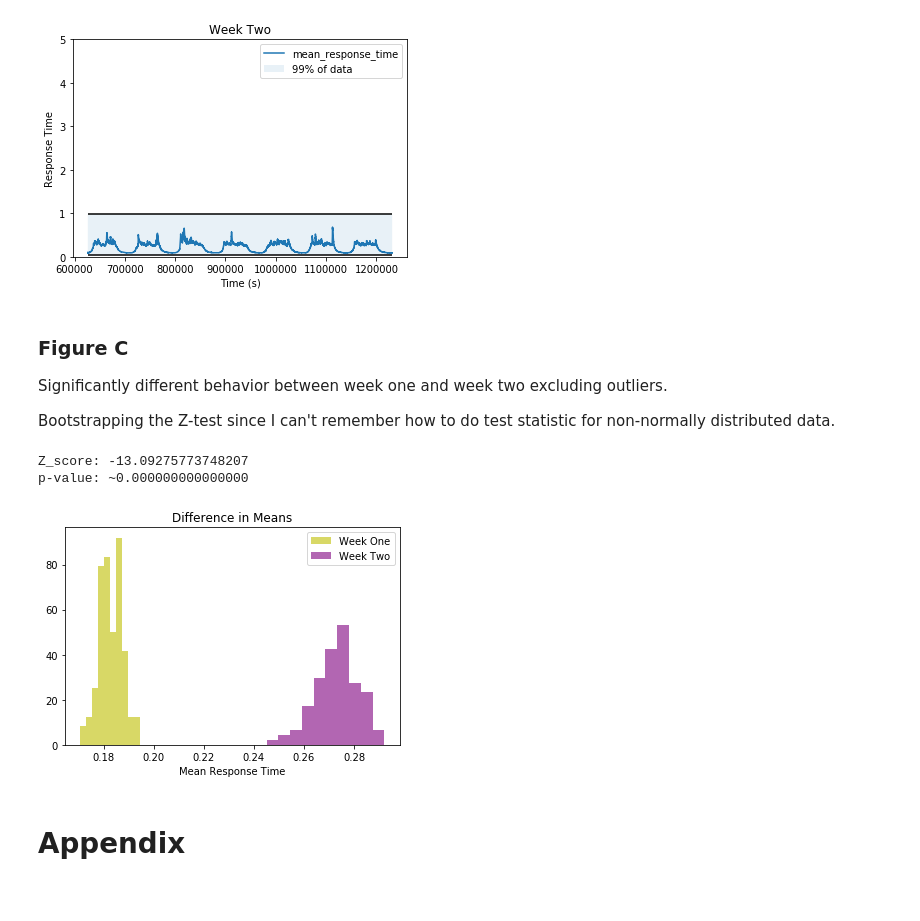
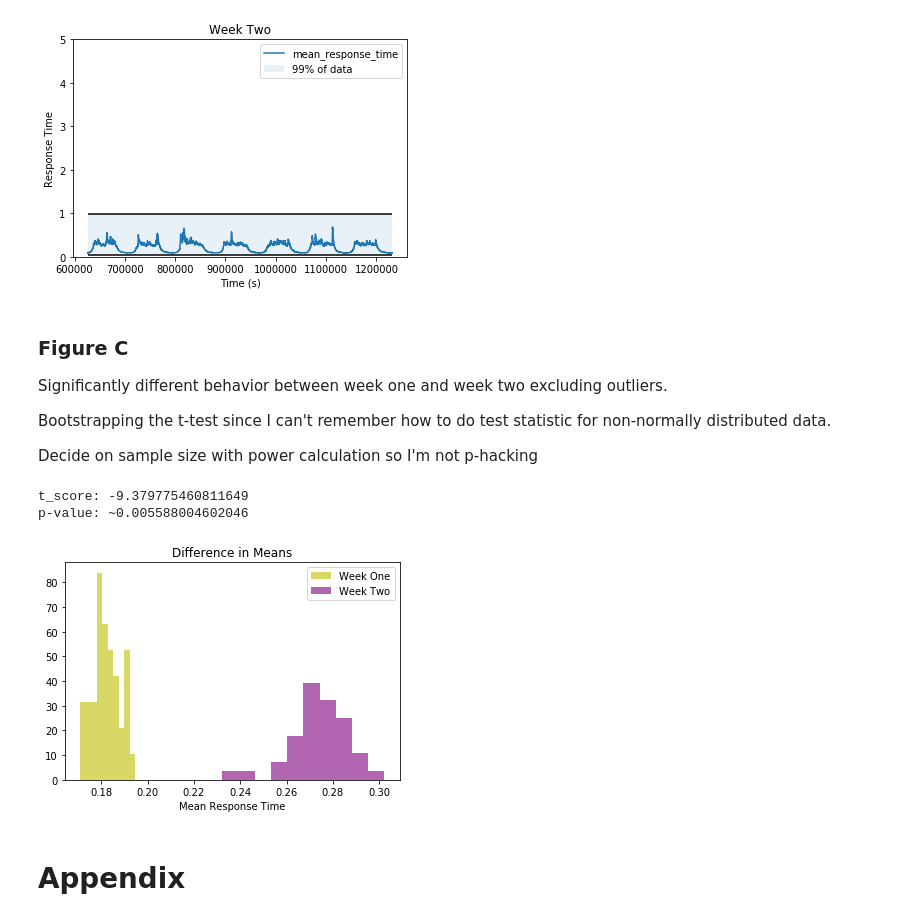
Before and after one commit to Ryanglambert/for_candidate, a Jupyter notebook: response_times_scenario2.ipynb, the cells around one changed output. Drawn from its saved outputs; the diff is of its cells as text; code cells hidden in the pictures.

```diff
--- a/response_times_scenario2.ipynb
+++ b/response_times_scenario2.ipynb
@@ -145,7 +145,9 @@ plot_proba(two, 'Week Two')
 
 Significantly different behavior between week one and week two excluding outliers.
 
-Bootstrapping the Z-test since I can't remember how to do test statistic for non-normally distributed data.
+Bootstrapping the t-test since I can't remember how to do test statistic for non-normally distributed data.
+
+Decide on sample size with power calculation so I'm not p-hacking
 # %%
 one_restored = df[df.index < 626400]
 one_weights = weight_mean_response_times(one_restored)
@@ -154,46 +156,46 @@ two_weights = weight_mean_response_times(two_restored)
 
 one_means = []
 two_means = []
-for i in range(100):
+for i in range(40):
     one_means.append(
         np.mean(
             np.random.choice(
                 one_restored['mean_response_time'],
-                1000,
+                500,
                 p=one_weights)))
     two_means.append(
         np.mean(
             np.random.choice(
                 two_restored['mean_response_time'],
-                1000,
+                500,
                 p=two_weights)))
 
 one_means, two_means = np.array(one_means), np.array(two_means)
 
 plt.hist(one_means, color='y', bins=10,
          alpha=.6, label='Week One', normed=True)
 plt.hist(two_means, color='purple', bins=10,
          alpha=.6, label='Week Two', normed=True)
 plt.xlabel('Mean Response Time')
 plt.title('Difference in Means')
 plt.legend(loc='best');
 
 
 
-# bootstrapping z-test by creating samples of mean since this isn't
+# bootstrapping t-test by creating samples of mean since this isn't
 # normally distributed data.
 pooled_std = np.sqrt(((one_means.var() * one_means.shape[0]) +\
         (two_means.var() * two_means.shape[0]))\
     /(one_means.shape[0] + two_means.shape[0]))
 
-z_score = (one_means.mean() - two_means.mean())/pooled_std
-p_value = st.norm.cdf(z_score)
-print("Z_score: {}".format(z_score))
+t_score = (one_means.mean() - two_means.mean())/pooled_std
+p_value = st.t.cdf(t_score, df=2)
+print("t_score: {}".format(t_score))
 print("p-value: ~{:.15f}".format(p_value))
 # %% [output]
-Z_score: -13.09275773748207
-p-value: ~0.000000000000000
+t_score: -9.379775460811649
+p-value: ~0.005588004602046
-[figure, old version]
+[figure, new version]
 # %% [markdown]
 # Appendix
 # %% [markdown]
```
Also changed, not shown: parts of 3 cells of this notebook, 1 other file.
